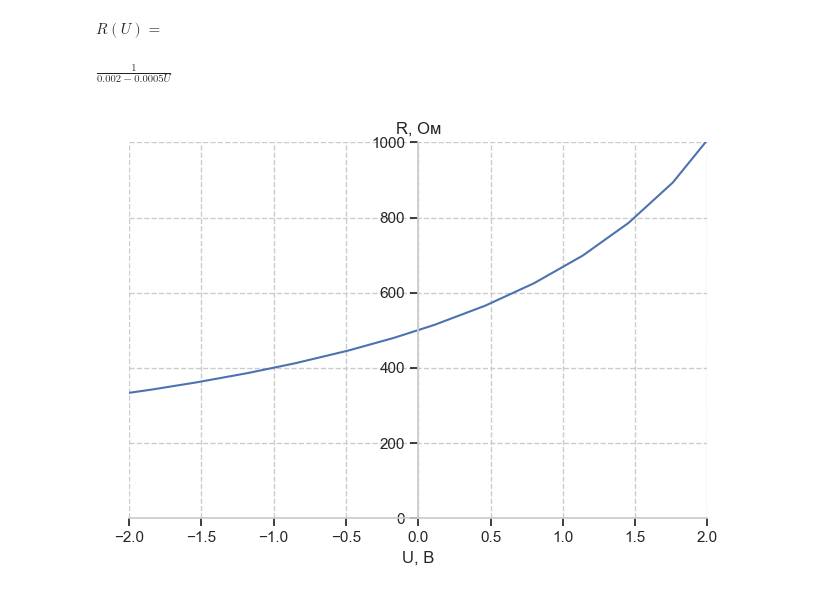
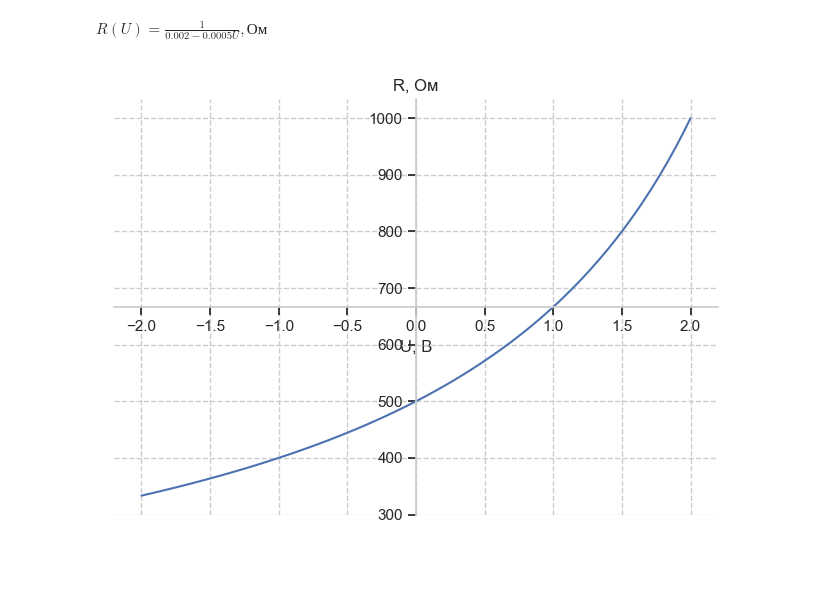
Before and after one commit to eldarkg/analog_electronica_uve, a Jupyter notebook: 1.1.1.ipynb, the cells around one changed output. Saved outputs shown, nothing was run; the diff lists cells and outputs as text; code cells hidden in the pictures; blank space fills up the shorter version.

```diff
--- a/1.1.1.ipynb
+++ b/1.1.1.ipynb
@@ -7,7 +7,7 @@ from visual import plot
 # %%
 a0 = 5E-4
 a1 = 4
-Ulim = (-2, 2)
+Ulim = (U, -2, 2)
 # %%
 # 1
 G = a0 * (a1 - U)
@@ -19,10 +19,10 @@ $\displaystyle 0.002 - 0.0005 U$
 # %%
 R = 1 / G
-plot(R, xlim=Ulim, ylim=(0, 1000))
+disp(R)
+plot(R, Ulim)
 # %% [output]
-$R({U}) =$
+$R({U}) = \frac{1}{0.002 - 0.0005 U}, Ом$
-$\displaystyle \frac{1}{0.002 - 0.0005 U}$
-[figure, old version]
+[figure, new version]
 # %%
 # 2
 I = U * G
```
Also changed, not shown: parts of 3 cells of this notebook, 3 other files.
